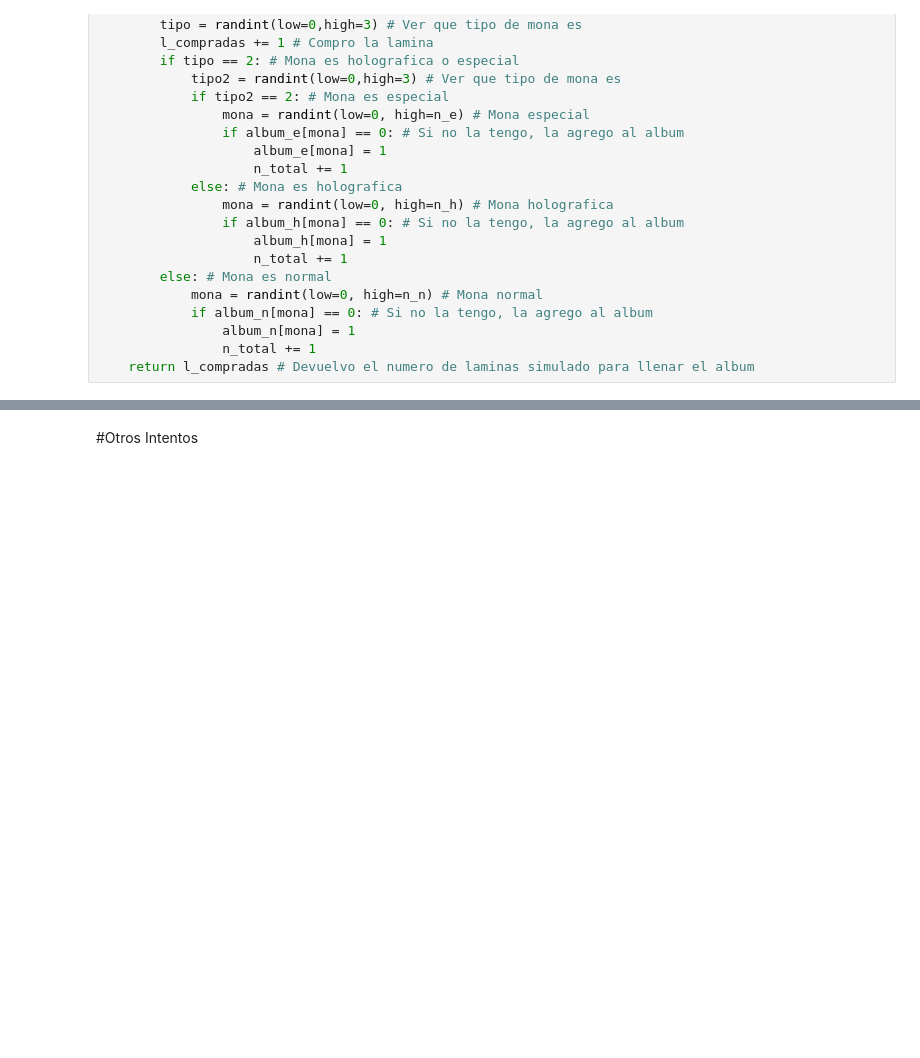
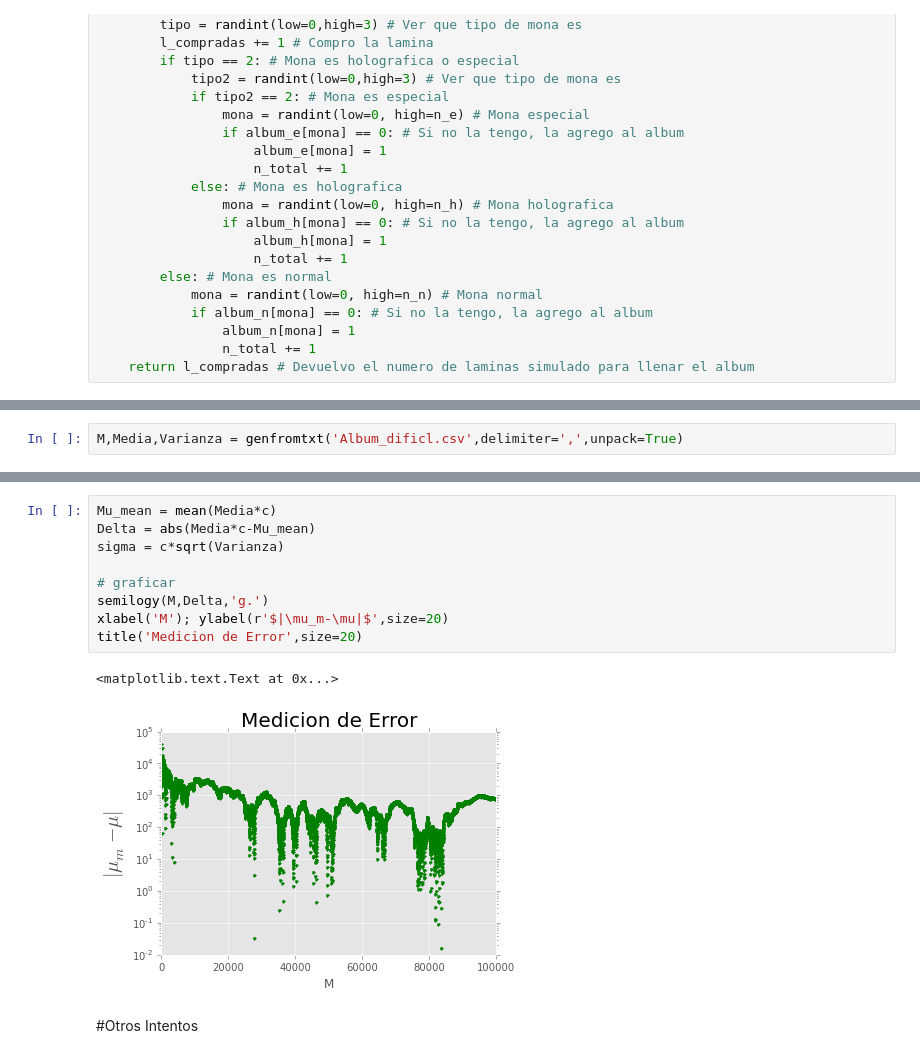
Before and after one commit to JC-AlfonsoR/CM20151_HW7_AlfonsoOrtiz, a Jupyter notebook: P1_Album_mundial/P1_Album_mundial.ipynb, the cells around one changed output, grey strips where cells are left out. Saved outputs shown, nothing was run; the diff lists cells and outputs as text; blank space fills up the shorter version.

Commit message:
Agrego calculo funcional de modelo lineal y datos generados del 'album_dificil'

```diff
--- a/P1_Album_mundial/P1_Album_mundial.ipynb
+++ b/P1_Album_mundial/P1_Album_mundial.ipynb
@@ -228,0 +215,2 @@ KeyboardInterrupt:
+# %%
+M,Media,Varianza = genfromtxt('Album_dificl.csv',delimiter=',',unpack=True)
@@ -229,2 +230,14 @@ KeyboardInterrupt:
+# %%
+Mu_mean = mean(Media*c)
+Delta = abs(Media*c-Mu_mean)
+sigma = c*sqrt(Varianza)
+
+# graficar
+semilogy(M,Delta,'g.')
+xlabel('M'); ylabel(r'$|\mu_m-\mu|$',size=20)
+title('Medicion de Error',size=20)
+# %% [output]
+<matplotlib.text.Text at 0x...>
+[figure, added]
 # %% [markdown]
 #Otros Intentos
```
Also changed, not shown: parts of 7 cells of this notebook, 2 other files.
